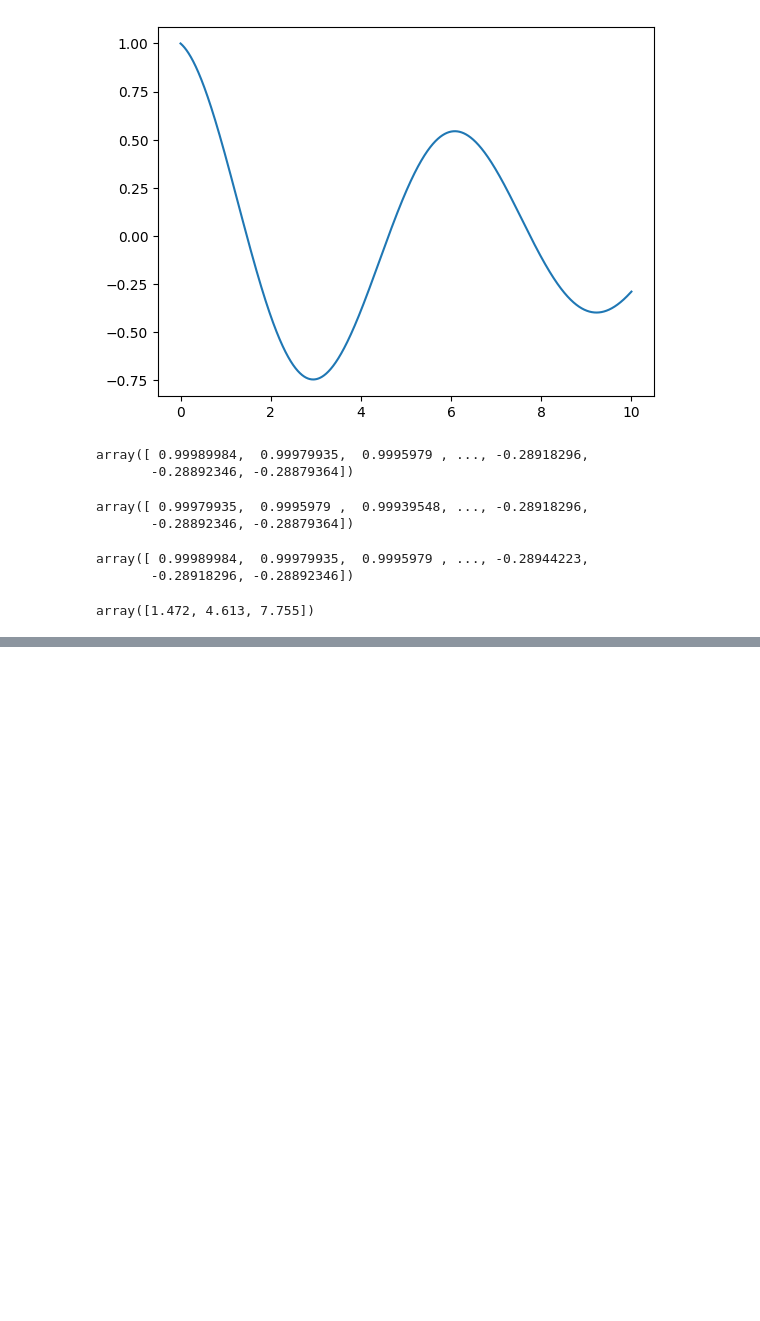
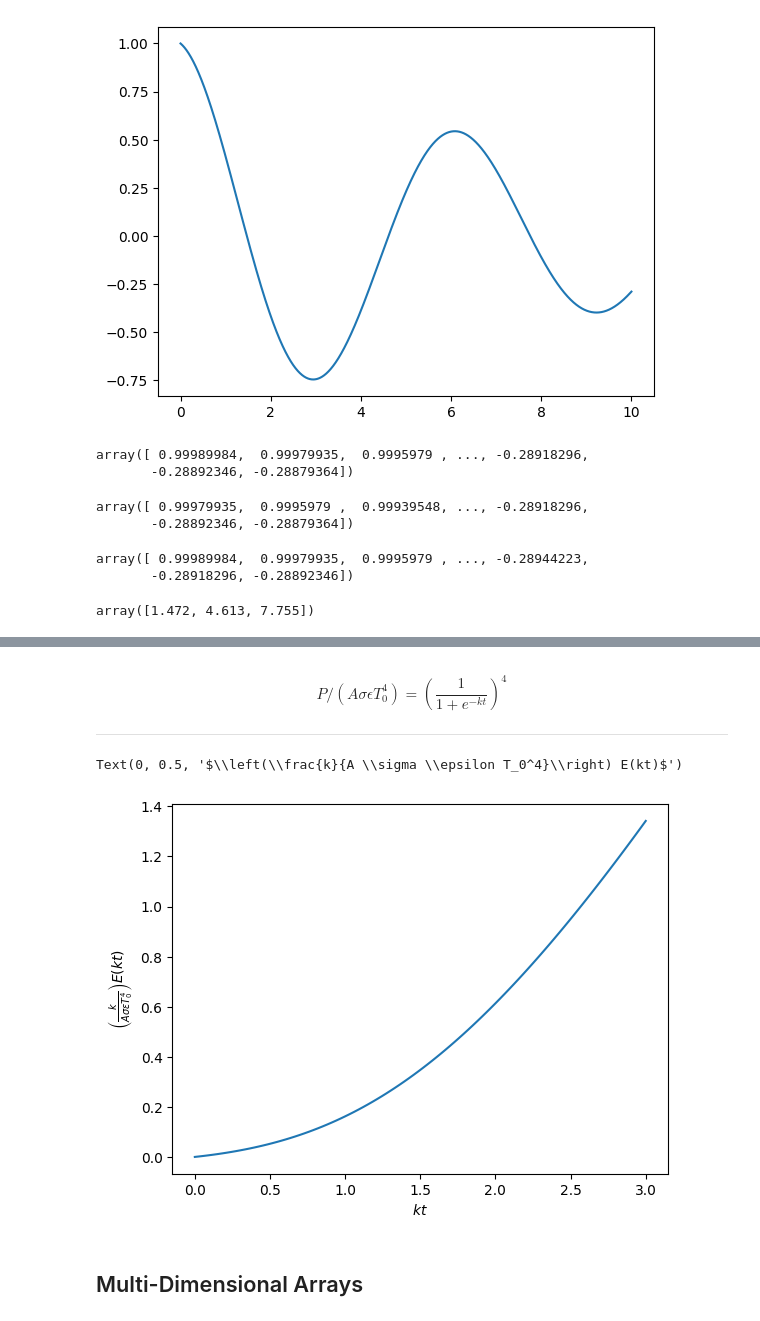
Before and after one commit to K-Atina/Numpy-Self-study-, a Jupyter notebook: numpy.ipynb, the cells around one changed output, grey strips where cells are left out. Drawn from its saved outputs; the diff is of its cells as text; code cells hidden in the pictures; blank space fills up the shorter version.

```diff
--- a/numpy.ipynb
+++ b/numpy.ipynb
@@ -223,0 +282,18 @@ array([1.472, 4.613, 7.755])
+# %% [markdown]
+$$ P/ (A \sigma \epsilon T_0 ^ 4) = \left( \frac{1} {1+ e^{-kt}} \right)^4 $$
+
+---
+# %%
+kt = np.linspace(0,3,100)
+#P to represent the dimenstionless quantity (as a whole) on the left side
+P = (1/(1+np.exp(-kt)))**4
+E = np.cumsum(P) * (kt[1]-kt[0]) #Finding the integral
+# %%
+plt.plot(kt,E)
+plt.xlabel('$kt$')
+plt.ylabel(r'$\left(\frac{k}{A \sigma \epsilon T_0^4}\right) E(kt)$')
+# %% [output]
+Text(0, 0.5, '$\\left(\\frac{k}{A \\sigma \\epsilon T_0^4}\\right) E(kt)$')
+[figure, added]
+# %% [markdown]
+## Multi-Dimensional Arrays
```
Also changed, not shown: parts of 8 cells of this notebook.
